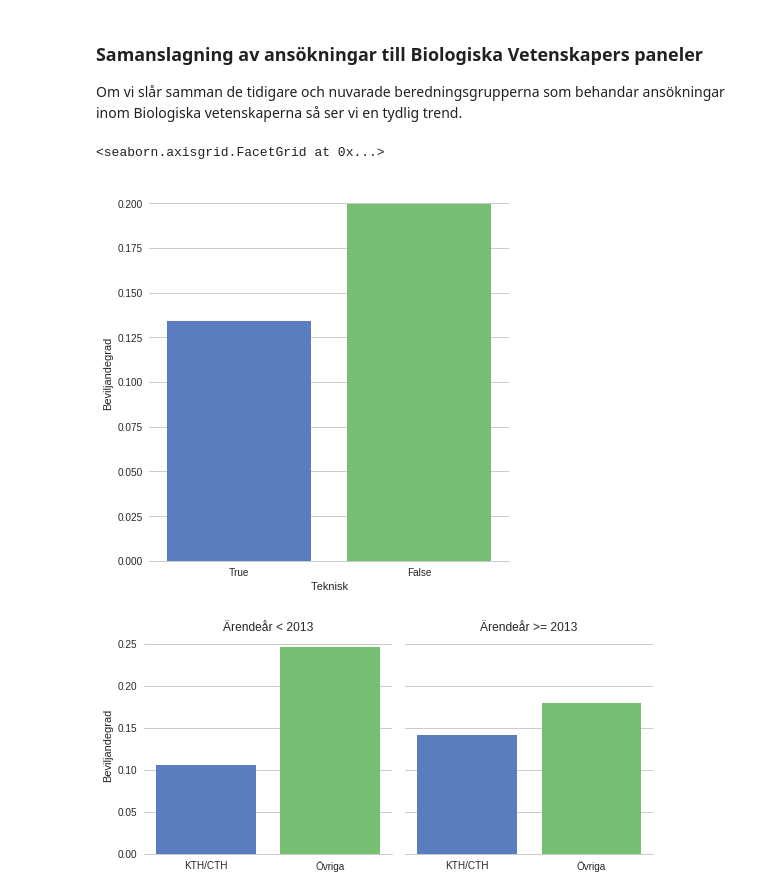
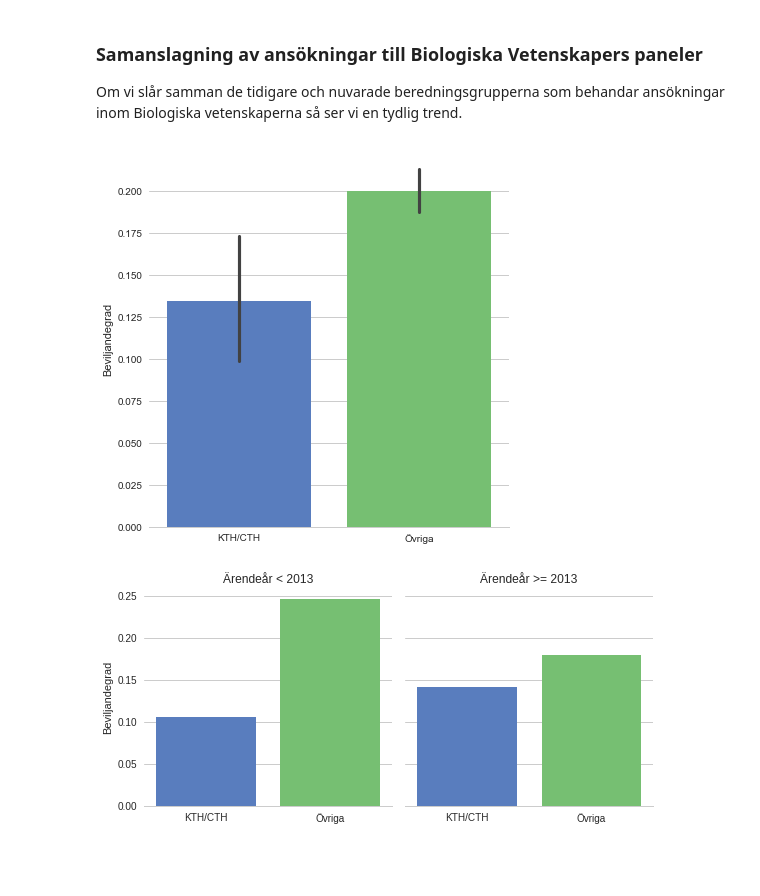
Before and after one commit to statisticalbiotechnology/vrbiostat, a Jupyter notebook: panelwise.ipynb, the cells around one changed output. Drawn from its saved outputs; the diff is of its cells as text; code cells hidden in the pictures; blank space fills up the shorter version.

```diff
--- a/panelwise.ipynb
+++ b/panelwise.ipynb
@@ -75,14 +75,14 @@ Om vi slår samman de tidigare och nuvarade beredningsgrupperna som behandar ans
 # %%
 panels_2 = panels + panels_old
 subset = df.loc[df['Beredningsgrupp'].isin(panels_2)]
 g = sns.factorplot("Teknisk", data=subset, y="Beviljad",
                    size=6, kind="bar", palette="muted",
-                   order = [True,False], ci= None)
+                   order = [True,False])#, ci= None)
 g.despine(left=True)
-g.set_ylabels("Beviljandegrad")
+g.set_ylabels("Beviljandegrad").set_xlabels("").set_xticklabels(["KTH/CTH", u'Övriga'])
+g.savefig("08-16.pdf")
 # %% [output]
-<seaborn.axisgrid.FacetGrid at 0x...>
-[figure, old version]
+[figure, new version]
 # %%
 subset = df.loc[df['Beredningsgrupp'].isin(panels_2)]
 g = sns.factorplot("Teknisk", data=subset, y="Beviljad", col="NyaBeredningsgrupper",
```
